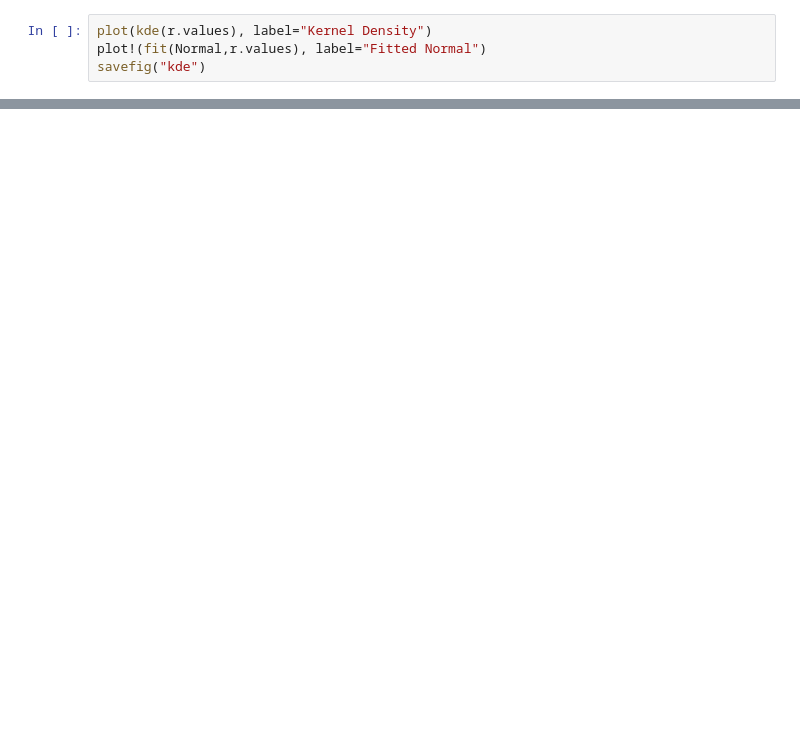
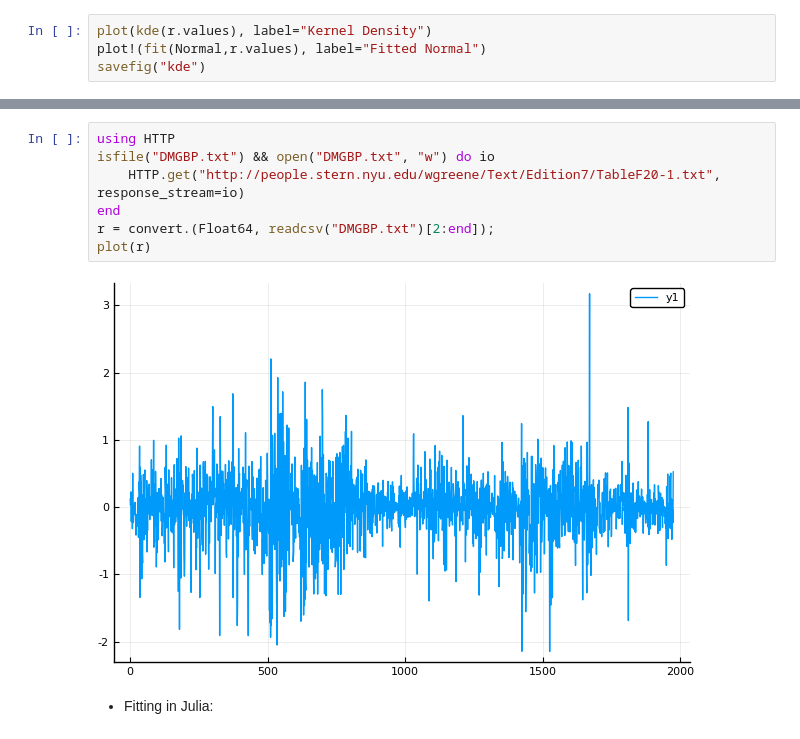
Before and after one commit to s-broda/juliacon, a Jupyter notebook: juliacon.ipynb, the cells around one changed output, grey strips where cells are left out. Cells and saved outputs as stored; diff of their text form; blank space fills up the shorter version.

```diff
--- a/juliacon.ipynb
+++ b/juliacon.ipynb
@@ -34,0 +51,11 @@ savefig("kde")
+# %%
+using HTTP
+isfile("DMGBP.txt") && open("DMGBP.txt", "w") do io
+    HTTP.get("http://people.stern.nyu.edu/wgreene/Text/Edition7/TableF20-1.txt", response_stream=io)
+end
+r = convert.(Float64, readcsv("DMGBP.txt")[2:end]);
+plot(r)
+# %% [output]
+[figure, added]
+# %% [markdown]
+* Fitting in Julia:
```
Also changed, not shown: parts of 19 cells of this notebook.
